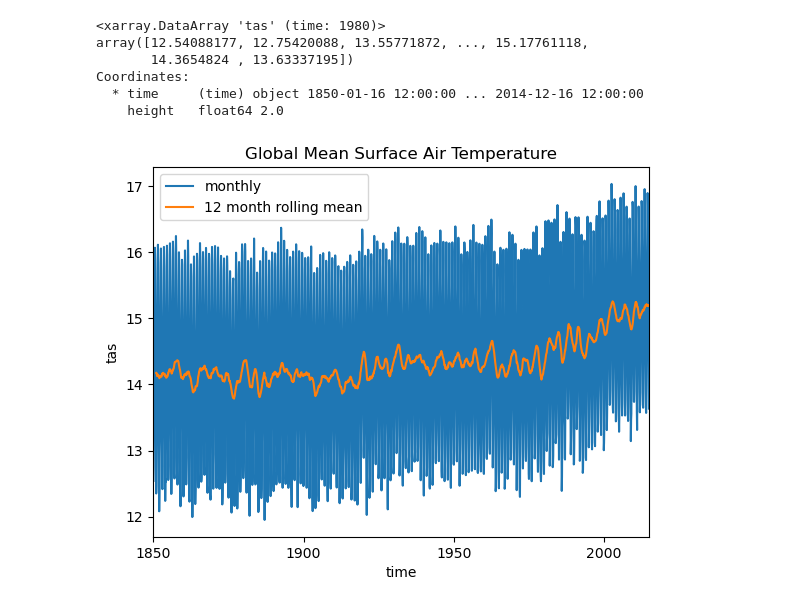
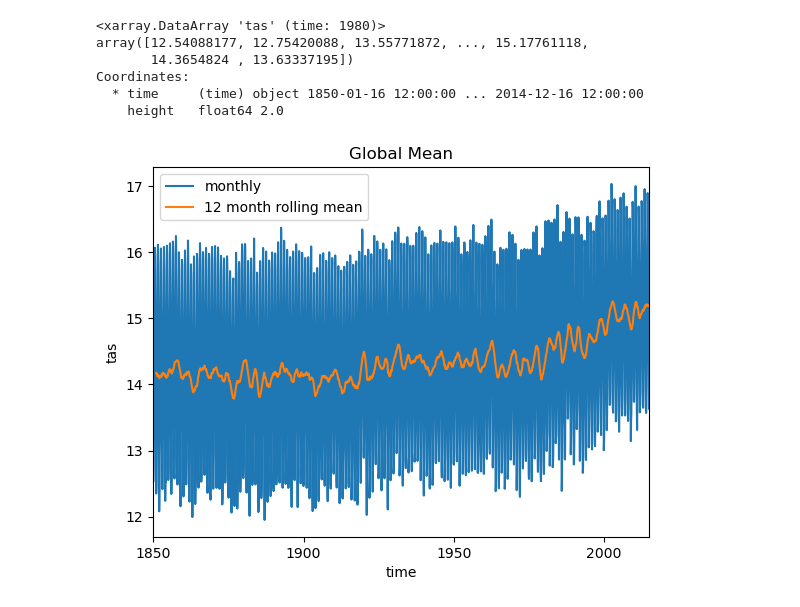
Before and after one commit to ClimComp/ClimateDataTools, a Jupyter notebook: ESGF/ESGF_tas_example.ipynb, the cells around one changed output. Drawn from its saved outputs; the diff is of its cells as text; code cells hidden in the pictures.

```diff
--- a/ESGF/ESGF_tas_example.ipynb
+++ b/ESGF/ESGF_tas_example.ipynb
@@ -136,12 +136,12 @@ Coordinates:
 # %%
 import cftime
 
 #plotting the weighted global mean and its rolling mean
 weighted_mean.plot(label='monthly')
 weighted_mean.rolling(time=12).mean().plot(label='12 month rolling mean')
-plt.title('Global Mean Surface Air Temperature')
+plt.title('Global Mean')
 plt.xlim(cftime.datetime(1850,1,1), cftime.datetime(2015,1,1))
 plt.legend()
 plt.show()
 # %% [output]
-[figure, old version]
+[figure, new version]
```
